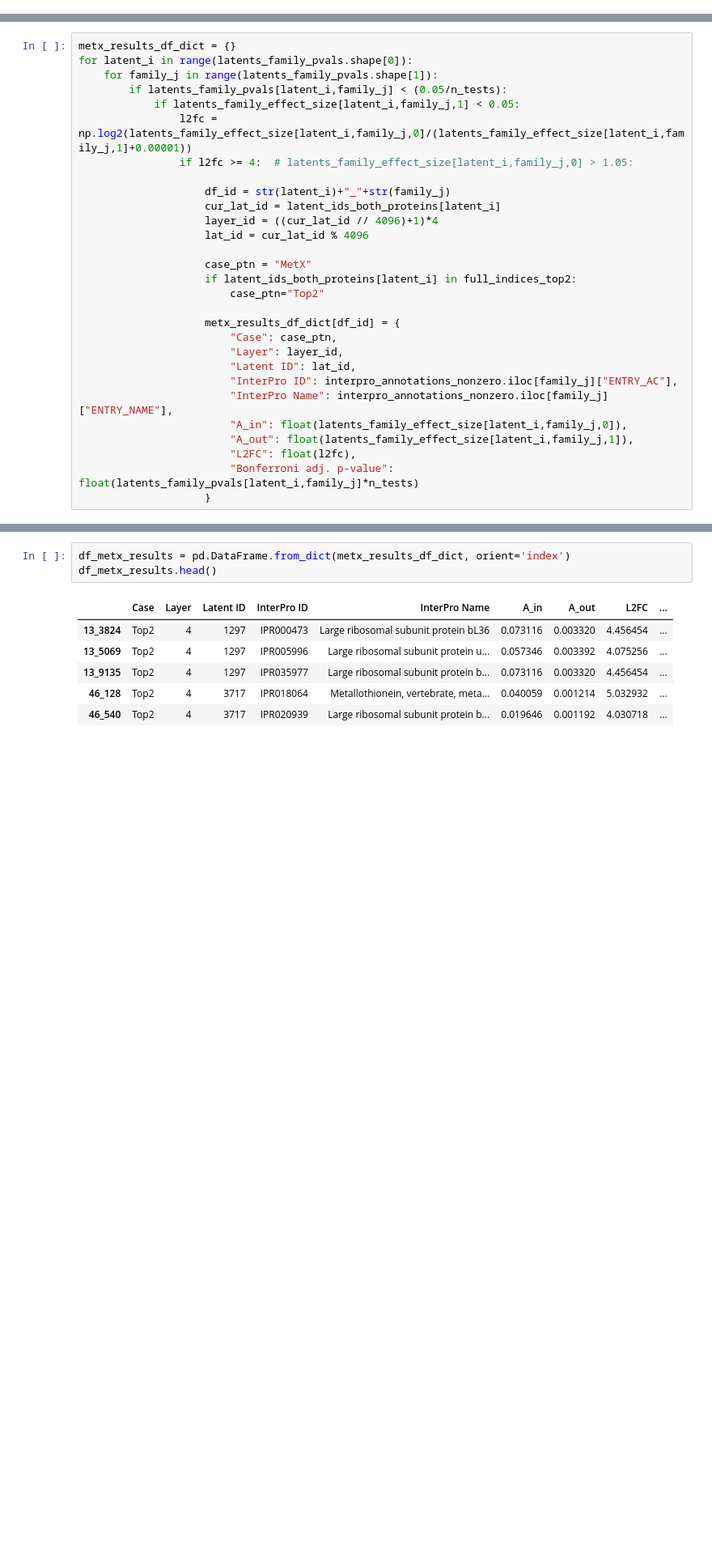
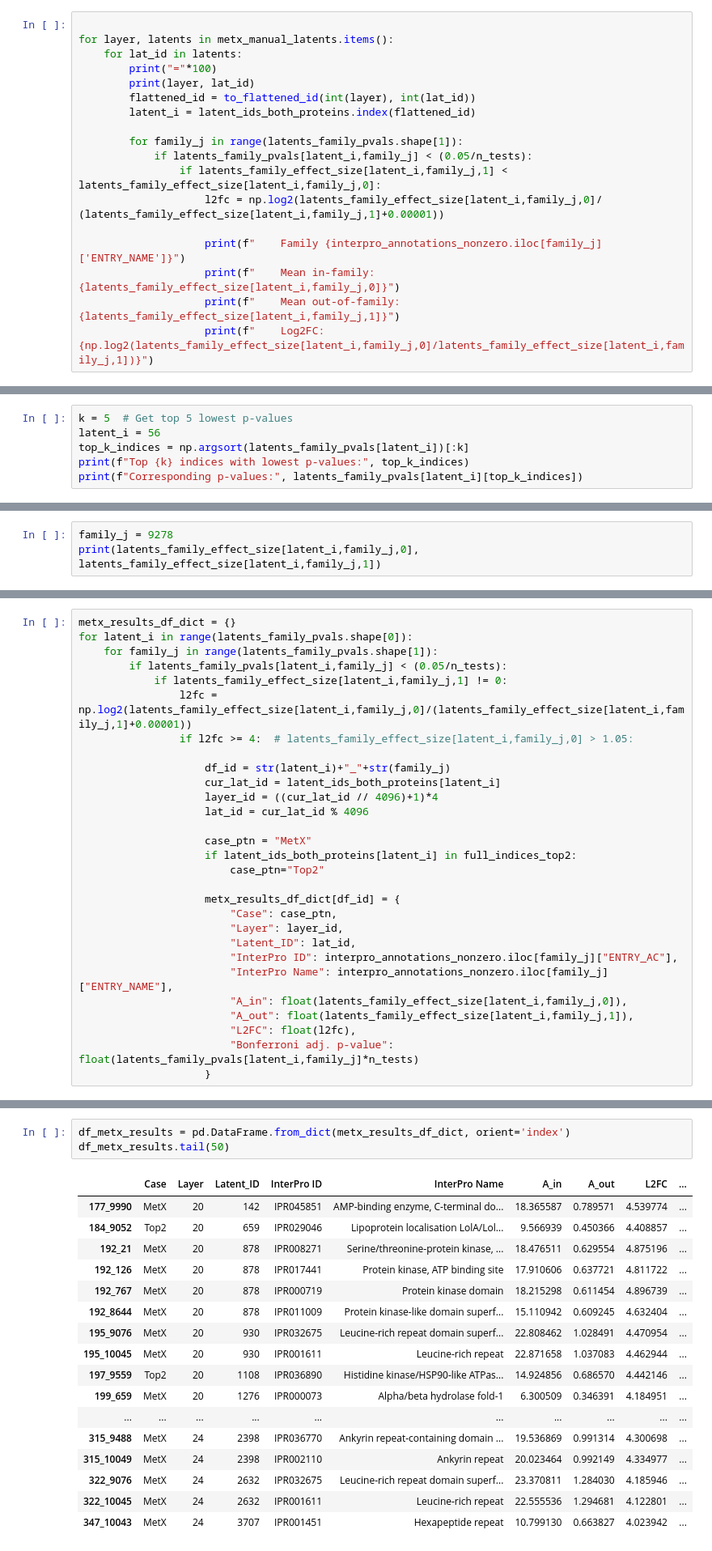
Before and after one commit to NainaniJatinZ/plm_circuits, a Jupyter notebook: notebooks/domain_corr/analyze_circuit_labelling_max.ipynb, the cells around one changed output, grey strips where cells are left out. Shown at 81% size. Drawn from its saved outputs; the diff is of its cells as text; blank space fills up the shorter version.

```diff
--- a/notebooks/domain_corr/analyze_circuit_labelling_max.ipynb
+++ b/notebooks/domain_corr/analyze_circuit_labelling_max.ipynb
@@ -154,0 +449,18 @@ Latent 9313 is sig assoc w family 4311
+# %%
+
+for layer, latents in metx_manual_latents.items():
+    for lat_id in latents:
+        print("="*100)
+        print(layer, lat_id)
+        flattened_id = to_flattened_id(int(layer), int(lat_id))
+        latent_i = latent_ids_both_proteins.index(flattened_id)
+
+        for family_j in range(latents_family_pvals.shape[1]):
+            if latents_family_pvals[latent_i,family_j] < (0.05/n_tests):
+                if latents_family_effect_size[latent_i,family_j,1] < latents_family_effect_size[latent_i,family_j,0]:
+                    l2fc = np.log2(latents_family_effect_size[latent_i,family_j,0]/ (latents_family_effect_size[latent_i,family_j,1]+0.00001))
+
+                    print(f"    Family {interpro_annotations_nonzero.iloc[family_j]['ENTRY_NAME']}")
+                    print(f"    Mean in-family: {latents_family_effect_size[latent_i,family_j,0]}")
+                    print(f"    Mean out-of-family: {latents_family_effect_size[latent_i,family_j,1]}")
+                    print(f"    Log2FC: {np.log2(latents_family_effect_size[latent_i,family_j,0]/latents_family_effect_size[latent_i,family_j,1])}")
@@ -154,0 +605,6 @@ Latent 9313 is sig assoc w family 4311
+# %%
+k = 5  # Get top 5 lowest p-values
+latent_i = 56
+top_k_indices = np.argsort(latents_family_pvals[latent_i])[:k]
+print(f"Top {k} indices with lowest p-values:", top_k_indices)
+print(f"Corresponding p-values:", latents_family_pvals[latent_i][top_k_indices])
@@ -154,0 +614,3 @@ Latent 9313 is sig assoc w family 4311
+# %%
+family_j = 9278
+print(latents_family_effect_size[latent_i,family_j,0], latents_family_effect_size[latent_i,family_j,1])
@@ -182,7 +650,7 @@ metx_results_df_dict = {}
 for latent_i in range(latents_family_pvals.shape[0]):
     for family_j in range(latents_family_pvals.shape[1]):
         if latents_family_pvals[latent_i,family_j] < (0.05/n_tests):
-            if latents_family_effect_size[latent_i,family_j,1] < 0.05:
+            if latents_family_effect_size[latent_i,family_j,1] != 0:
                 l2fc = np.log2(latents_family_effect_size[latent_i,family_j,0]/(latents_family_effect_size[latent_i,family_j,1]+0.00001))
                 if l2fc >= 4:  # latents_family_effect_size[latent_i,family_j,0] > 1.05:
 
@@ -198,7 +666,7 @@ for latent_i in range(latents_family_pvals.shape[0]):
                     metx_results_df_dict[df_id] = {
                         "Case": case_ptn,
                         "Layer": layer_id,
-                        "Latent ID": lat_id,
+                        "Latent_ID": lat_id,
                         "InterPro ID": interpro_annotations_nonzero.iloc[family_j]["ENTRY_AC"],
                         "InterPro Name": interpro_annotations_nonzero.iloc[family_j]["ENTRY_NAME"],
                         "A_in": float(latents_family_effect_size[latent_i,family_j,0]),
@@ -209,11 +681,22 @@ for latent_i in range(latents_family_pvals.shape[0]):
 # %%
 df_metx_results = pd.DataFrame.from_dict(metx_results_df_dict, orient='index')
-df_metx_results.head()
+df_metx_results.tail(50)
 # %% [output]
-|  | Case | Layer | Latent ID | InterPro ID | InterPro Name | A_in | A_out | L2FC | ... |
-| 13_3824 | Top2 | 4 | 1297 | IPR000473 | Large ribosomal subunit protein bL36 | 0.073116 | 0.003320 | 4.456454 | ... |
-| 13_5069 | Top2 | 4 | 1297 | IPR005996 | Large ribosomal subunit protein u... | 0.057346 | 0.003392 | 4.075256 | ... |
-| 13_9135 | Top2 | 4 | 1297 | IPR035977 | Large ribosomal subunit protein b... | 0.073116 | 0.003320 | 4.456454 | ... |
-| 46_128 | Top2 | 4 | 3717 | IPR018064 | Metallothionein, vertebrate, meta... | 0.040059 | 0.001214 | 5.032932 | ... |
-| 46_540 | Top2 | 4 | 3717 | IPR020939 | Large ribosomal subunit protein b... | 0.019646 | 0.001192 | 4.030718 | ... |
+|  | Case | Layer | Latent_ID | InterPro ID | InterPro Name | A_in | A_out | L2FC | ... |
+| 177_9990 | MetX | 20 | 142 | IPR045851 | AMP-binding enzyme, C-terminal do... | 18.365587 | 0.789571 | 4.539774 | ... |
+| 184_9052 | Top2 | 20 | 659 | IPR029046 | Lipoprotein localisation LolA/Lol... | 9.566939 | 0.450366 | 4.408857 | ... |
+| 192_21 | MetX | 20 | 878 | IPR008271 | Serine/threonine-protein kinase, ... | 18.476511 | 0.629554 | 4.875196 | ... |
+| 192_126 | MetX | 20 | 878 | IPR017441 | Protein kinase, ATP binding site | 17.910606 | 0.637721 | 4.811722 | ... |
+| 192_767 | MetX | 20 | 878 | IPR000719 | Protein kinase domain | 18.215298 | 0.611454 | 4.896739 | ... |
+| 192_8644 | MetX | 20 | 878 | IPR011009 | Protein kinase-like domain superf... | 15.110942 | 0.609245 | 4.632404 | ... |
+| 195_9076 | MetX | 20 | 930 | IPR032675 | Leucine-rich repeat domain superf... | 22.808462 | 1.028491 | 4.470954 | ... |
+| 195_10045 | MetX | 20 | 930 | IPR001611 | Leucine-rich repeat | 22.871658 | 1.037083 | 4.462944 | ... |
+| 197_9559 | Top2 | 20 | 1108 | IPR036890 | Histidine kinase/HSP90-like ATPas... | 14.924856 | 0.686570 | 4.442146 | ... |
+| 199_659 | MetX | 20 | 1276 | IPR000073 | Alpha/beta hydrolase fold-1 | 6.300509 | 0.346391 | 4.184951 | ... |
+| ... | ... | ... | ... | ... | ... | ... | ... | ... | ... |
+| 315_9488 | MetX | 24 | 2398 | IPR036770 | Ankyrin repeat-containing domain ... | 19.536869 | 0.991314 | 4.300698 | ... |
+| 315_10049 | MetX | 24 | 2398 | IPR002110 | Ankyrin repeat | 20.023464 | 0.992149 | 4.334977 | ... |
+| 322_9076 | MetX | 24 | 2632 | IPR032675 | Leucine-rich repeat domain superf... | 23.370811 | 1.284030 | 4.185946 | ... |
+| 322_10045 | MetX | 24 | 2632 | IPR001611 | Leucine-rich repeat | 22.555536 | 1.294681 | 4.122801 | ... |
+| 347_10043 | MetX | 24 | 3707 | IPR001451 | Hexapeptide repeat | 10.799130 | 0.663827 | 4.023942 | ... |
 # %%
```
Also changed, not shown: parts of 33 cells of this notebook, 5 other files.
